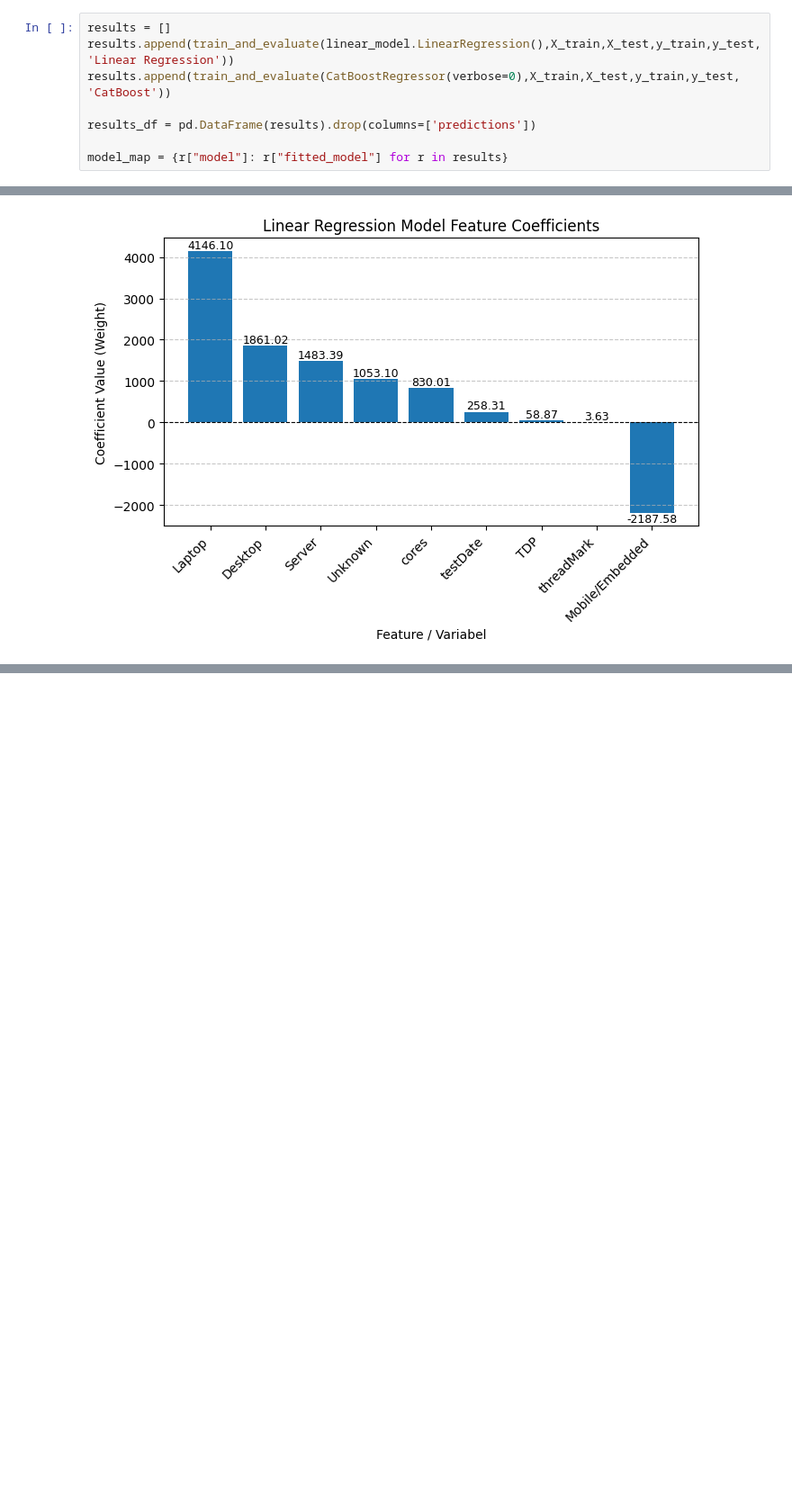
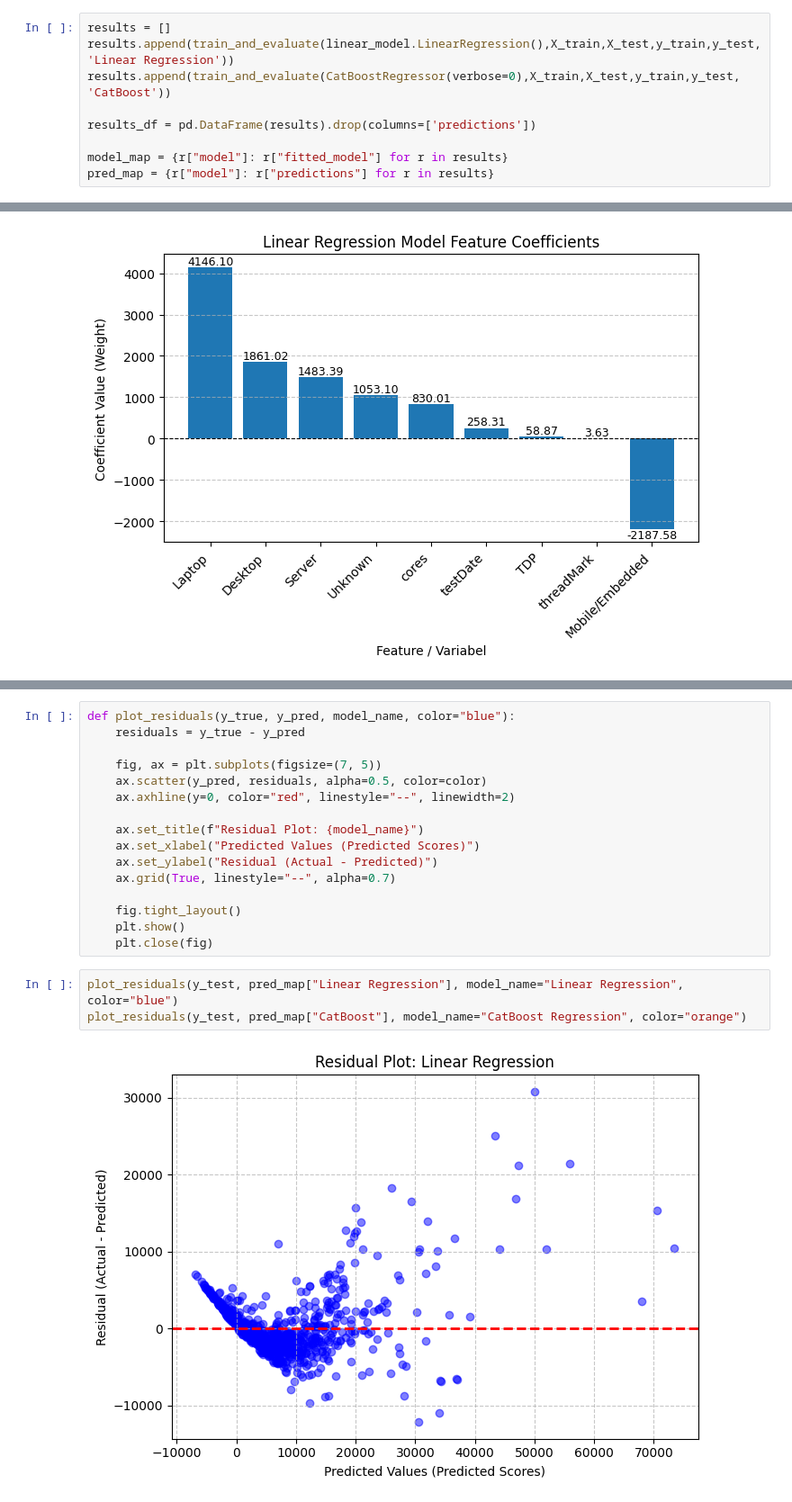
Before and after one commit to Payama01/cpu-multicore-scoring-ml, a Jupyter notebook: notebooks/02_modeling.ipynb, the cells around one changed output, grey strips where cells are left out. Shown at 90% size. Drawn from its saved outputs; the diff is of its cells as text; blank space fills up the shorter version.

Commit message:
Refactor Residual Plot to a Function (fixes #3, fixes #4)

```diff
--- a/notebooks/02_modeling.ipynb
+++ b/notebooks/02_modeling.ipynb
@@ -237,6 +237,7 @@ results.append(train_and_evaluate(CatBoostRegressor(verbose=0),X_train,X_test,y_
 results_df = pd.DataFrame(results).drop(columns=['predictions'])
 
 model_map = {r["model"]: r["fitted_model"] for r in results}
+pred_map = {r["model"]: r["predictions"] for r in results}
 # %%
 def plot_predictions(y_test, pred,model_name,split_ratio="70/30"):
     plt.figure(figsize=(10,6))
@@ -406,0 +380,21 @@ plt.show()
+# %%
+def plot_residuals(y_true, y_pred, model_name, color="blue"):
+    residuals = y_true - y_pred
+
+    fig, ax = plt.subplots(figsize=(7, 5))
+    ax.scatter(y_pred, residuals, alpha=0.5, color=color)
+    ax.axhline(y=0, color="red", linestyle="--", linewidth=2)
+
+    ax.set_title(f"Residual Plot: {model_name}")
+    ax.set_xlabel("Predicted Values (Predicted Scores)")
+    ax.set_ylabel("Residual (Actual - Predicted)")
+    ax.grid(True, linestyle="--", alpha=0.7)
+
+    fig.tight_layout()
+    plt.show()
+    plt.close(fig)
+# %%
+plot_residuals(y_test, pred_map["Linear Regression"], model_name="Linear Regression", color="blue")
+plot_residuals(y_test, pred_map["CatBoost"], model_name="CatBoost Regression", color="orange")
+# %% [output]
+[figure, added]
```
Also changed, not shown: parts of 2 cells of this notebook.
